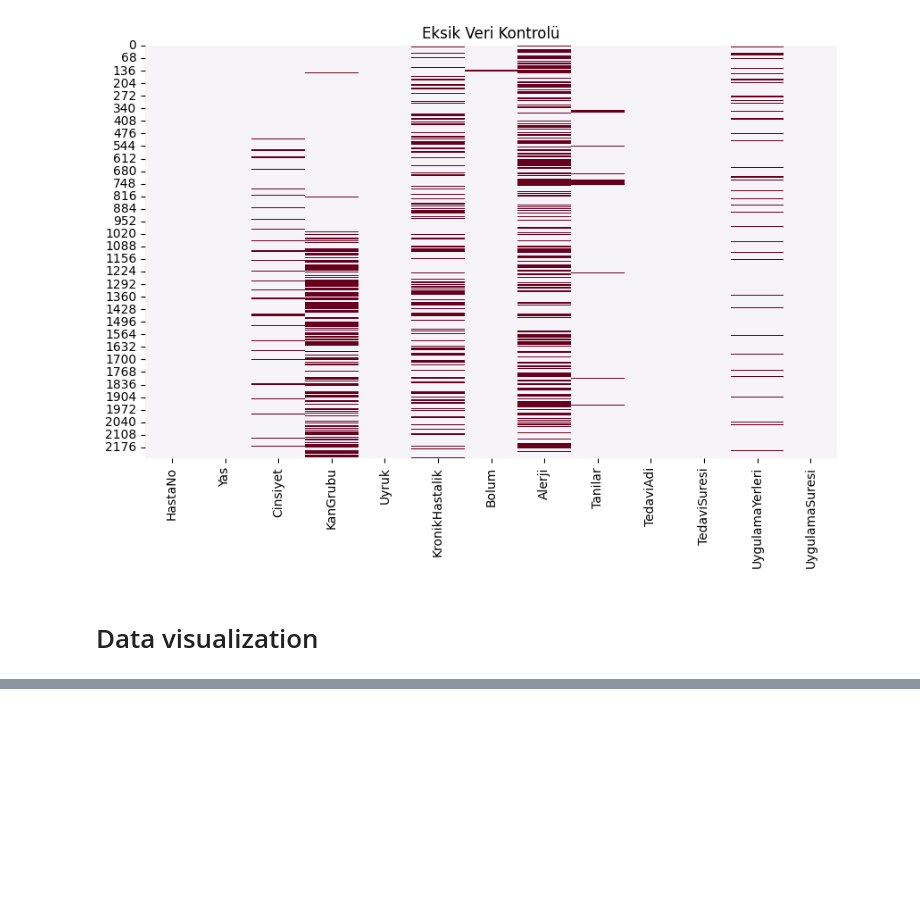
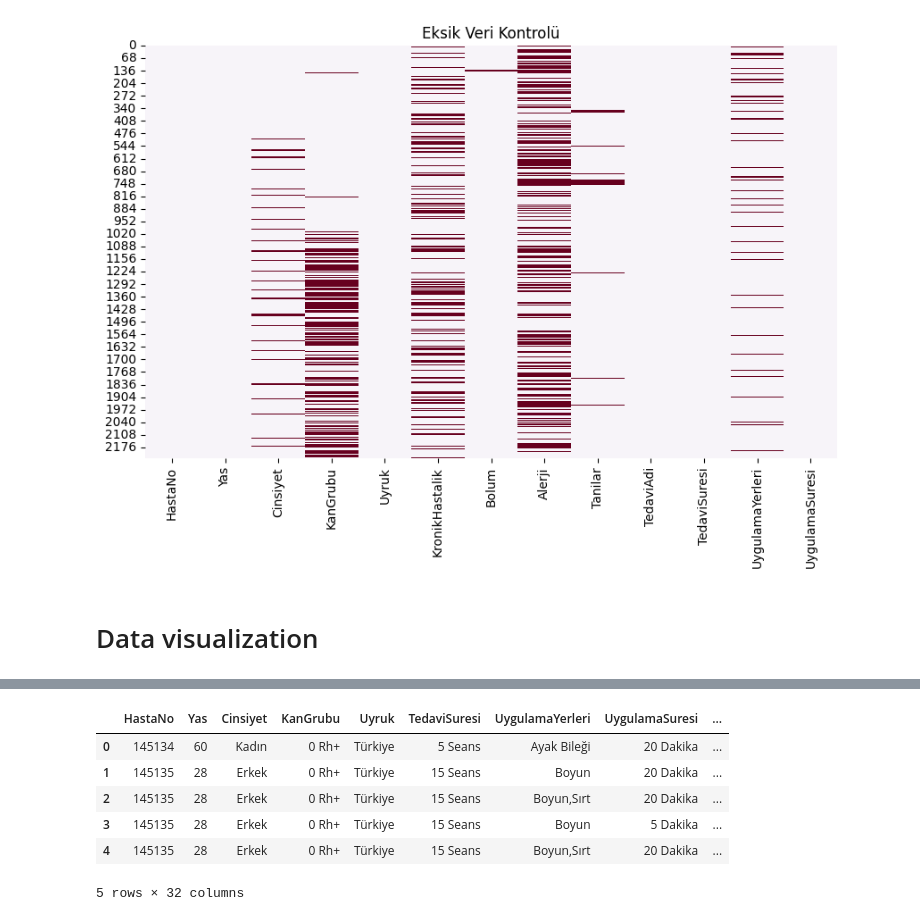
Before and after one commit to zeynepcicen/Pusula_Zeynep_Cicen, a Jupyter notebook: pusula_EDA.ipynb, the cells around one changed output, grey strips where cells are left out. Drawn from its saved outputs; the diff is of its cells as text; code cells hidden in the pictures; blank space fills up the shorter version.

```diff
--- a/pusula_EDA.ipynb
+++ b/pusula_EDA.ipynb
@@ -214,0 +276,52 @@ plt.show()
+# %%
+import pandas as pd
+
+# Excel dosyasını oku
+data = pd.read_excel("Talent_Academy_Case_DT_2025.xlsx")
+
+# --- KronikHastalik sütunu ---
+kronik_split = data['KronikHastalik'].str.split(',', expand=True)
+kronik_split.columns = [f'KronikHastalik_{i+1}' for i in range(kronik_split.shape[1])]
+data = data.drop('KronikHastalik', axis=1)
+data = pd.concat([data, kronik_split], axis=1)
+
+# --- Bolum sütunu ---
+bolum_split = data['Bolum'].str.split(',', expand=True)
+bolum_split.columns = [f'Bolum_{i+1}' for i in range(bolum_split.shape[1])]
+data = data.drop('Bolum', axis=1)
+data = pd.concat([data, bolum_split], axis=1)
+
+# --- Tedavi adi ---
+
+tedavi_split = data['TedaviAdi'].str.split('\+', expand=True)
+tedavi_split.columns = [f'TedaviAdi_{i+1}' for i in range(tedavi_split.shape[1])]
+data = data.drop('TedaviAdi', axis=1)
+data = pd.concat([data, tedavi_split], axis=1)
+
+# --- Tanilar ---
+
+tani_split = data['Tanilar'].str.split(',', expand=True)
+tani_split.columns = [f'Tanilar_{i+1}' for i in range(tani_split.shape[1])]
+data = data.drop('Tanilar', axis=1)
+data = pd.concat([data, tani_split], axis=1)
+
+# --- Alerji ---
+
+alerji_split = data['Alerji'].str.split(',', expand=True)
+alerji_split.columns = [f'Alerji_{i+1}' for i in range(alerji_split.shape[1])]
+data = data.drop('Alerji', axis=1)
+data = pd.concat([data, alerji_split], axis=1)
+
+
+
+# Sonuç
+
+data.head()
+# %% [output]
+|  | HastaNo | Yas | Cinsiyet | KanGrubu | Uyruk | TedaviSuresi | UygulamaYerleri | UygulamaSuresi | ... |
+| 0 | 145134 | 60 | Kadın | 0 Rh+ | Türkiye | 5 Seans | Ayak Bileği | 20 Dakika | ... |
+| 1 | 145135 | 28 | Erkek | 0 Rh+ | Türkiye | 15 Seans | Boyun | 20 Dakika | ... |
+| 2 | 145135 | 28 | Erkek | 0 Rh+ | Türkiye | 15 Seans | Boyun,Sırt | 20 Dakika | ... |
+| 3 | 145135 | 28 | Erkek | 0 Rh+ | Türkiye | 15 Seans | Boyun | 5 Dakika | ... |
+| 4 | 145135 | 28 | Erkek | 0 Rh+ | Türkiye | 15 Seans | Boyun,Sırt | 20 Dakika | ... |
+5 rows × 32 columns
```
Also changed, not shown: parts of 9 cells of this notebook.
